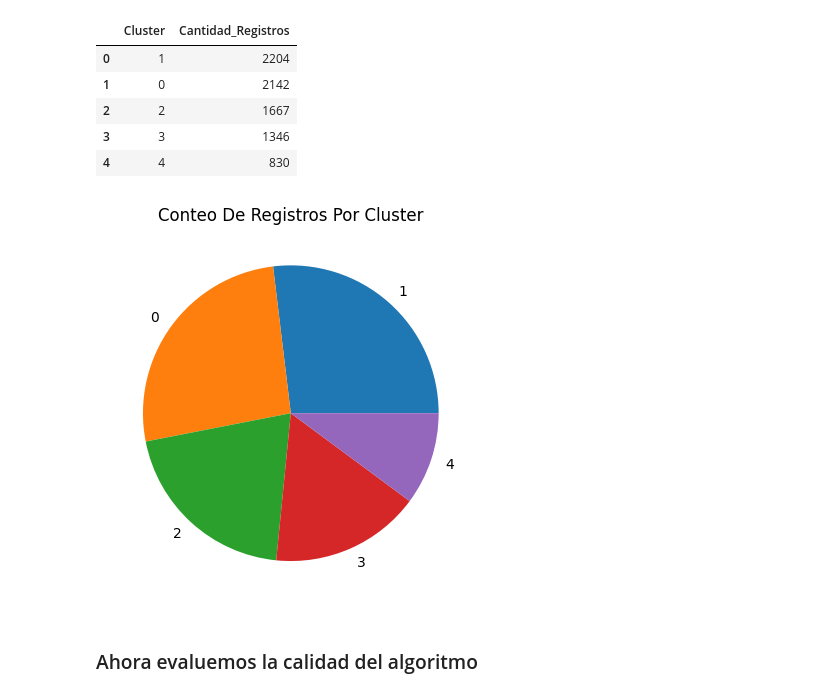
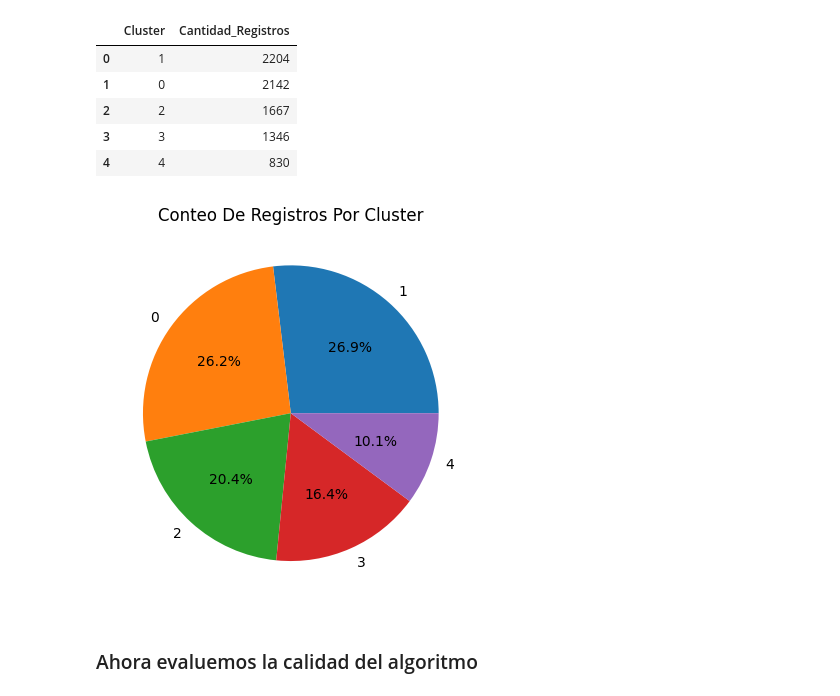
Before and after one commit to Arevalojj2020/Reto_Tecnico_Stradata, a Jupyter notebook: scripts/Modelo_ML.ipynb, the cells around one changed output. Cells and saved outputs as stored; diff of their text form; code cells hidden in the pictures.

```diff
--- a/scripts/Modelo_ML.ipynb
+++ b/scripts/Modelo_ML.ipynb
@@ -165,11 +165,11 @@ df_cluster_kmeans
 | 3 | 3 | 1346 |
 | 4 | 4 | 830 |
 # %%
-plt.pie(data = df_cluster_kmeans, x = "Cantidad_Registros", labels = "Cluster")
+plt.pie(data = df_cluster_kmeans, x = "Cantidad_Registros", labels = "Cluster", autopct = "%1.1f%%")
 plt.title("Conteo De Registros Por Cluster")
 plt.show()
 # %% [output]
-[figure, old version]
+[figure, new version]
 # %% [markdown]
 ### Ahora evaluemos la calidad del algoritmo
 # %%
```
Also changed, not shown: parts of 4 cells of this notebook, 2 other files.
